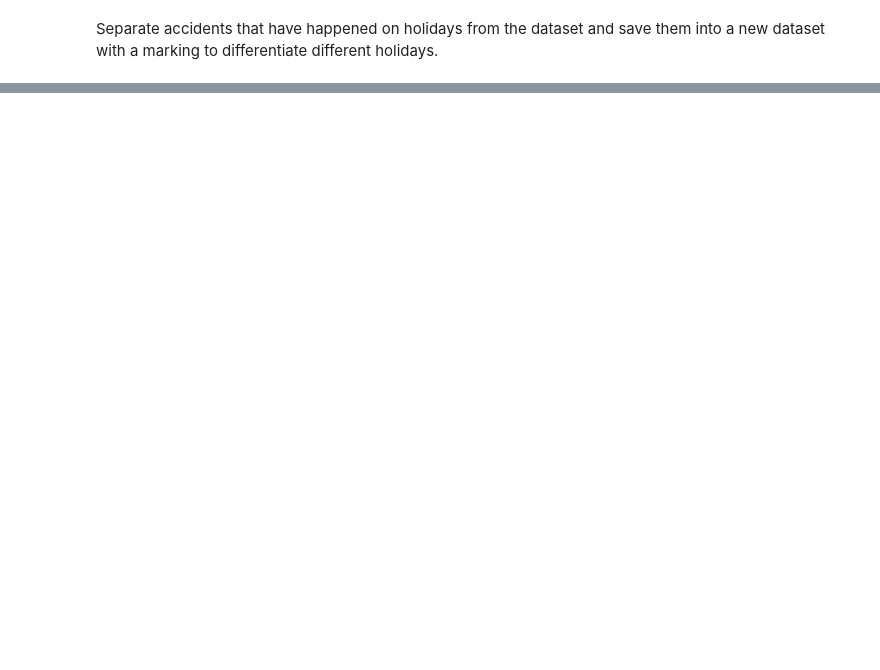
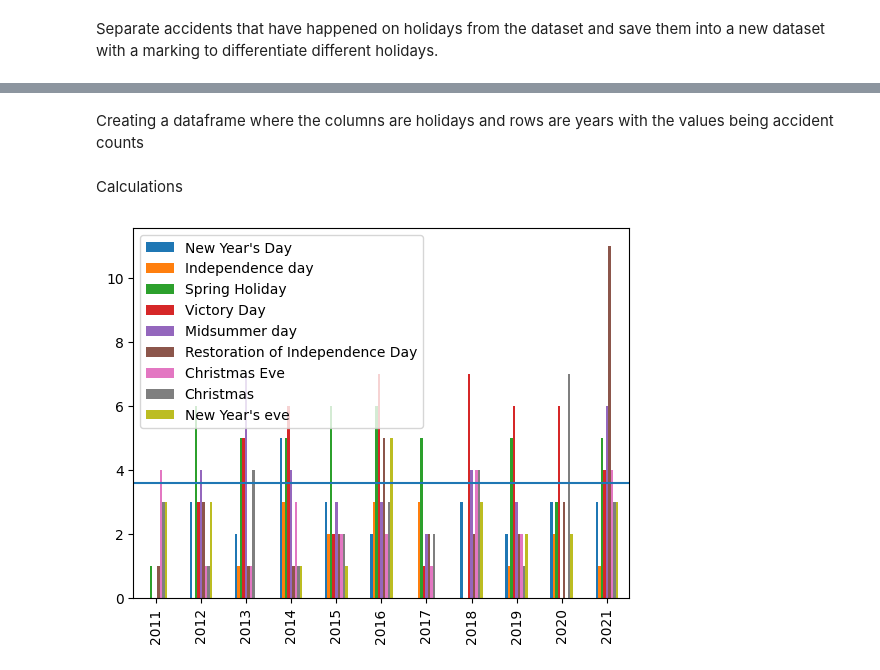
Before and after one commit to gCoreByte/car-accidents-in-estonia, a Jupyter notebook: goal1.ipynb, the cells around one changed output, grey strips where cells are left out. Saved outputs shown, nothing was run; the diff lists cells and outputs as text; code cells hidden in the pictures; blank space fills up the shorter version.

Commit message:
graphs and stuff

```diff
--- a/goal1.ipynb
+++ b/goal1.ipynb
@@ -83,0 +121,19 @@ print(movingholidays)
+# %%
+holidaystats_df["Day"], holidaystats_df["Month"], holidaystats_df["Year"] = holidaydf["Date"].str.split(".").str
+
+holidaystats_df = holidaystats_df.sort_values(by=["Year", "Month", "Day"])
+
+holidaystats_df["DM"] = holidaystats_df["Day"] + "." + holidaystats_df["Month"]
+holidaystats_df = holidaystats_df.drop("Day", axis=1)
+holidaystats_df = holidaystats_df.drop("Month", axis=1)
+
+nonholiday_df["Day"], nonholiday_df["Month"], nonholiday_df["Year"] = nonholiday_df["Date"].str.split(".").str
+
+nonholiday_df = nonholiday_df.sort_values(by=["Year", "Month", "Day"])
+
+nonholiday_df["DM"] = nonholiday_df["Day"] + "." + nonholiday_df["Month"]
+nonholiday_df = nonholiday_df.drop("Day", axis=1)
+nonholiday_df = nonholiday_df.drop("Month", axis=1)
+
+holidaystats_df = holidaystats_df.sort_values("DM")
+nonholiday_df
@@ -83,0 +154,32 @@ print(movingholidays)
+# %% [markdown]
+Creating a dataframe where the columns are holidays and rows are years with the values being accident counts
+# %%
+holidayNames = []
+holiday_dict = {}
+
+for d in dates:
+    name = getHolidayName(d)
+    holidayNames.append(name)
+
+for year in range(startYear, endYear+1):
+    holiday_dict[year] = []
+
+    for d in dates:
+        v = holidaystats_df[holidaystats_df["Year"] == str(year)]
+        v = v[v["DM"] == d]
+        holiday_dict[year].append(v.value_counts().sum())
+
+accidentCount_df = pd.DataFrame.from_dict(holiday_dict, orient="index", columns=holidayNames)
+# %% [markdown]
+Calculations
+# %%
+#holidayDatesCount = len(dates) + len(movingholidays)
+holidayDatesCount = len(dates)
+
+avgPerNonDay = nonholiday_df["Year"].value_counts().sum() / (endYear - startYear + 1) / (365 - holidayDatesCount)
+avgPerDay = holidaystats_df["Year"].value_counts().sum() / (endYear - startYear + 1) / holidayDatesCount
+p = accidentCount_df.plot(kind="bar")
+p.axhline(avgPerNonDay)
+plt.savefig("holidayAccidents")
+# %% [output]
+[figure, added]
```
Also changed, not shown: parts of 15 cells of this notebook, 1 other file.
